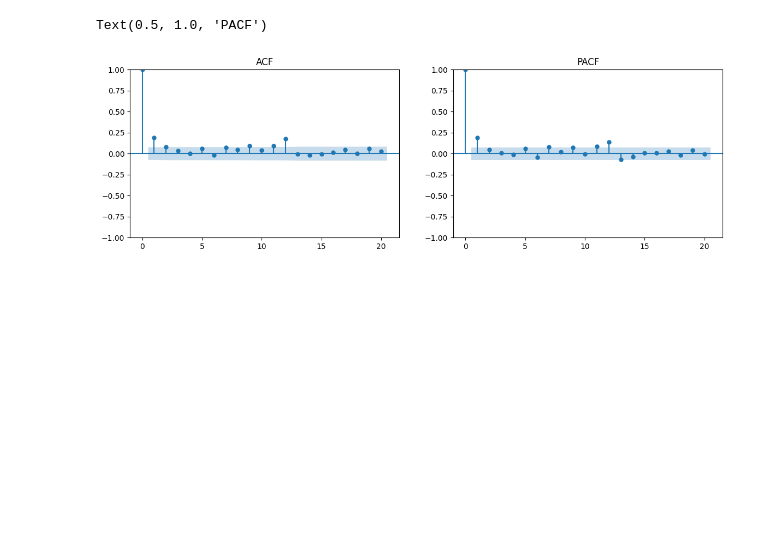
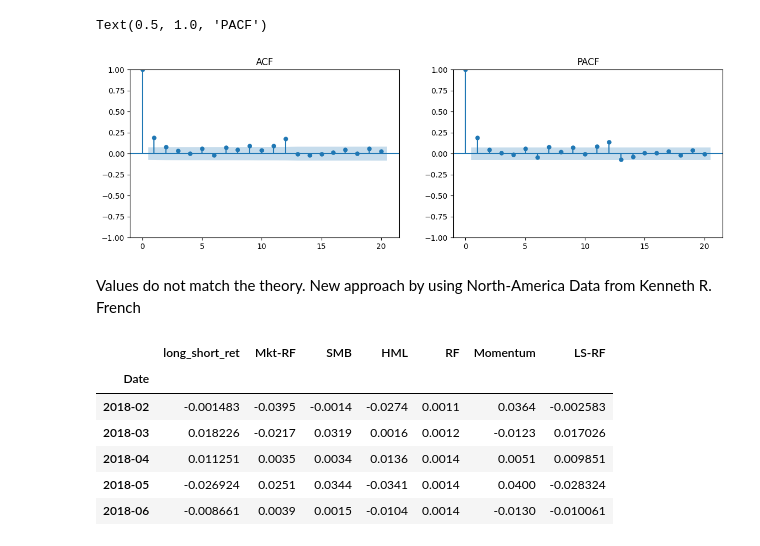
Before and after one commit to justusschenk/valueinvesting, a Jupyter notebook: Fama-French-Carhart.ipynb, the cells around one changed output. Saved outputs shown, nothing was run; the diff lists cells and outputs as text; code cells hidden in the pictures; blank space fills up the shorter version.

```diff
--- a/Fama-French-Carhart.ipynb
+++ b/Fama-French-Carhart.ipynb
@@ -262,3 +288,31 @@ axes[1].set_title("PACF")
 # %% [output]
 Text(0.5, 1.0, 'PACF')
 [figure]
+# %% [markdown]
+Values do not match the theory. New approach by using North-America Data from Kenneth R. French
+# %%
+#Preparation of Data for usage
+factors_us = pd.read_csv("Data/North_America_3_Factors.csv", index_col="Date")
+momentum_us = pd.read_csv('Data/North_America_MOM_Factor.csv', index_col='Date')
+momentum_us.index = pd.to_datetime(momentum_us.index.astype(str), format='%Y%m')
+momentum_us.index = momentum_us.index.to_period('M')
+factors_us.index = pd.to_datetime(factors_us.index.astype(str), format='%Y%m')
+factors_us.index = factors_us.index.to_period('M')
+momentum.tail()
+factors_us = factors_us/100
+momentum_us = momentum_us/100
+
+df_us = pd.merge(returns, factors_us, on="Date")
+df_us = pd.merge(df_us, momentum_us, on="Date")
+df_us["LS-RF"] = df.long_short_ret - df.RF
+RF = factors['RF']
+pd.to_pickle(RF, "RF.pkl")
+df_us.tail()
+# %% [output]
+|  | long_short_ret | Mkt-RF | SMB | HML | RF | Momentum | LS-RF |
+| Date |  |  |  |  |  |  |  |
+| 2018-02 | -0.001483 | -0.0395 | -0.0014 | -0.0274 | 0.0011 | 0.0364 | -0.002583 |
+| 2018-03 | 0.018226 | -0.0217 | 0.0319 | 0.0016 | 0.0012 | -0.0123 | 0.017026 |
+| 2018-04 | 0.011251 | 0.0035 | 0.0034 | 0.0136 | 0.0014 | 0.0051 | 0.009851 |
+| 2018-05 | -0.026924 | 0.0251 | 0.0344 | -0.0341 | 0.0014 | 0.0400 | -0.028324 |
+| 2018-06 | -0.008661 | 0.0039 | 0.0015 | -0.0104 | 0.0014 | -0.0130 | -0.010061 |
```
Also changed, not shown: parts of 9 cells of this notebook, 2 other files.
